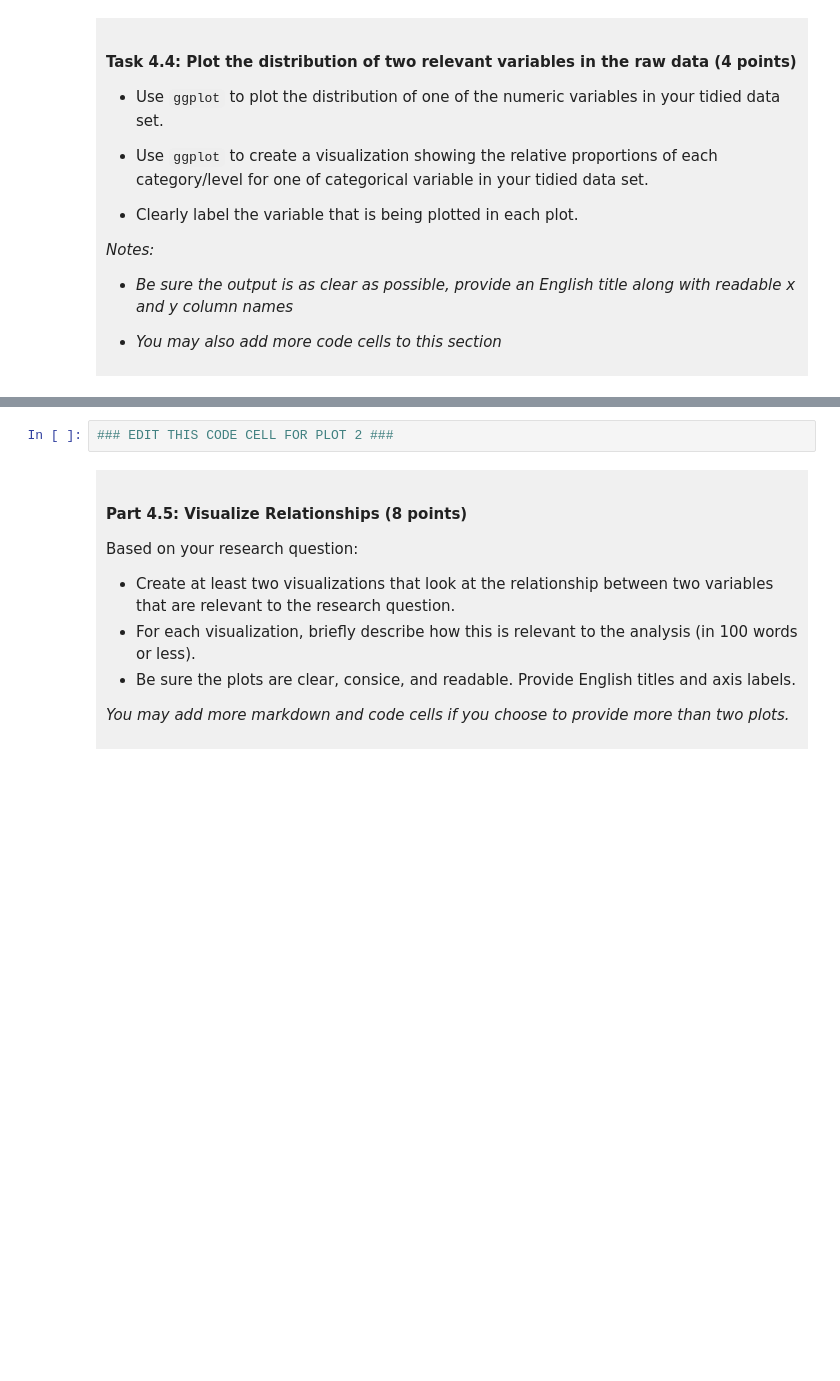
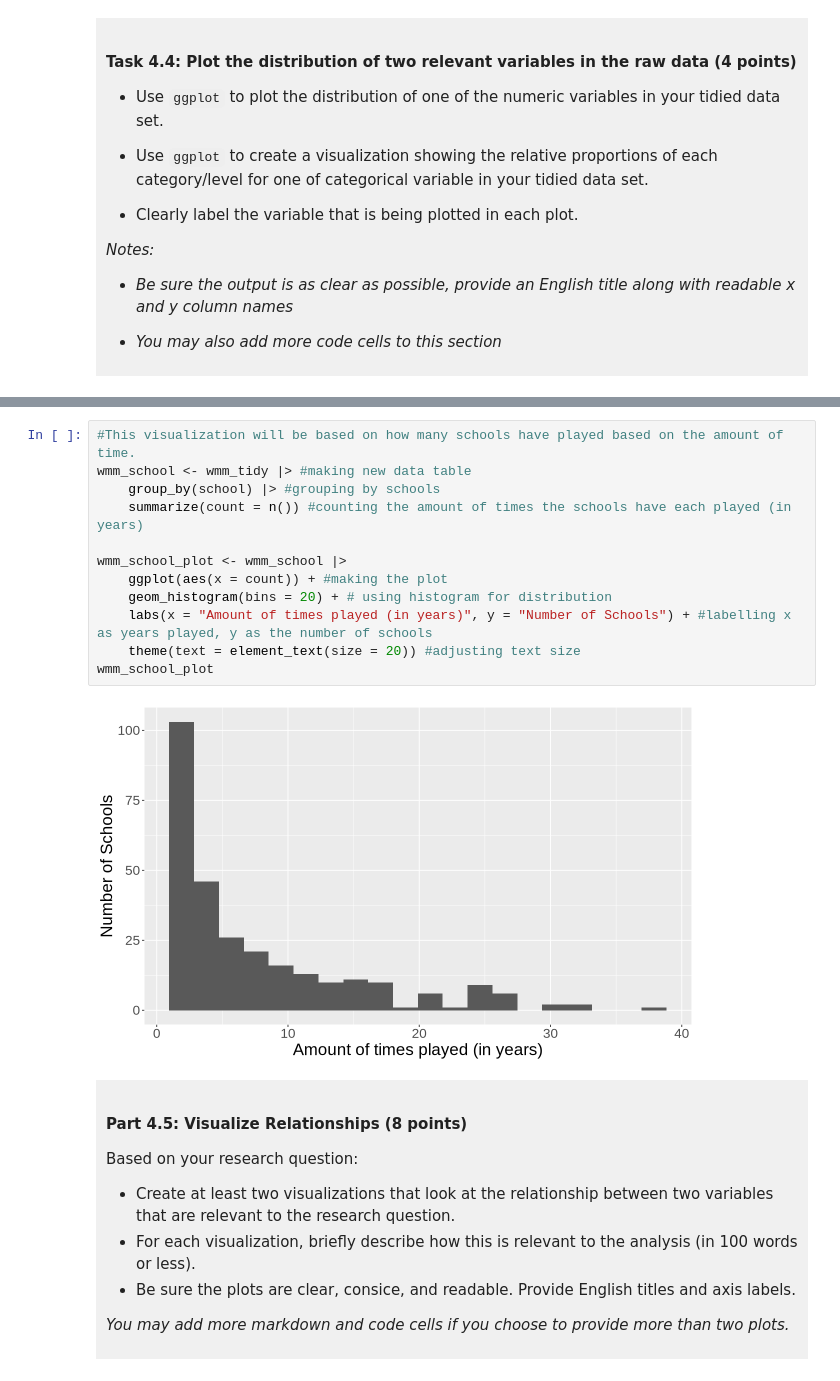
Before and after one commit to Jenlikescookies/dsci-100-project, a Jupyter notebook: dsci-100-project-notebook.ipynb, the cells around one changed output, grey strips where cells are left out. Saved outputs shown, nothing was run; the diff lists cells and outputs as text; blank space fills up the shorter version.

```diff
--- a/dsci-100-project-notebook.ipynb
+++ b/dsci-100-project-notebook.ipynb
@@ -307,5 +356,17 @@ You will refine your research question (if needed) and produce a tidy data set.
 # %%
-### EDIT THIS CODE CELL FOR PLOT 2 ###
+#This visualization will be based on how many schools have played based on the amount of time.
+wmm_school <- wmm_tidy |> #making new data table
+    group_by(school) |> #grouping by schools
+    summarize(count = n()) #counting the amount of times the schools have each played (in years)
+
+wmm_school_plot <- wmm_school |>
+    ggplot(aes(x = count)) + #making the plot
+    geom_histogram(bins = 20) + # using histogram for distribution
+    labs(x = "Amount of times played (in years)", y = "Number of Schools") + #labelling x as years played, y as the number of schools
+    theme(text = element_text(size = 20)) #adjusting text size
+wmm_school_plot
+# %% [output]
+[figure, added]
 # %% [markdown]
 <div style="background-color: #f0f0f0; padding: 10px;">
 
```
Also changed, not shown: parts of 11 cells of this notebook.
